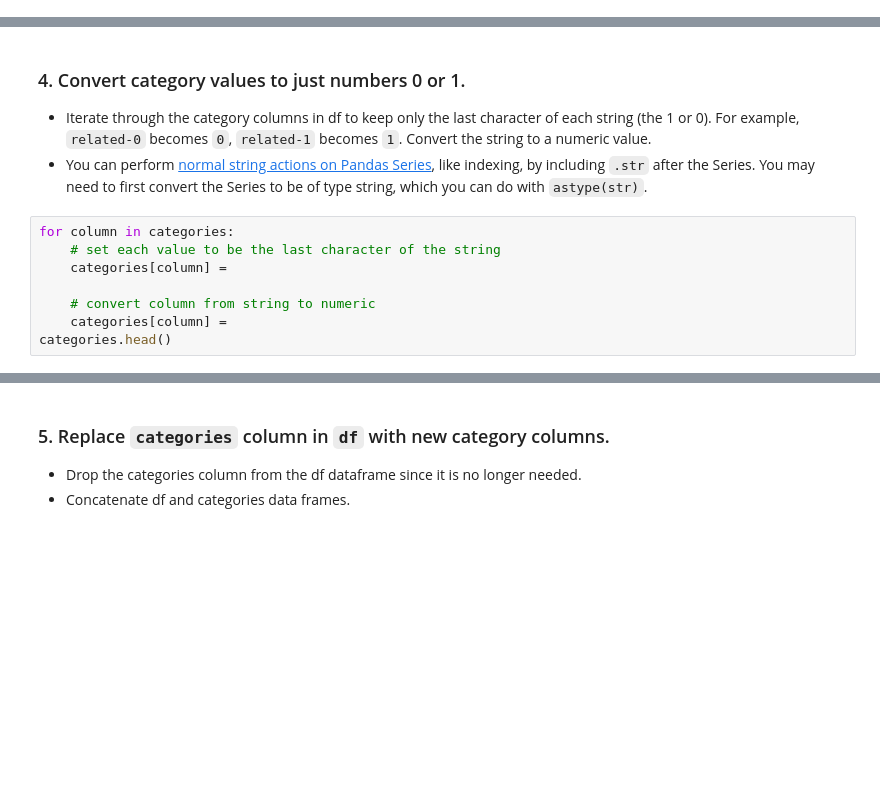
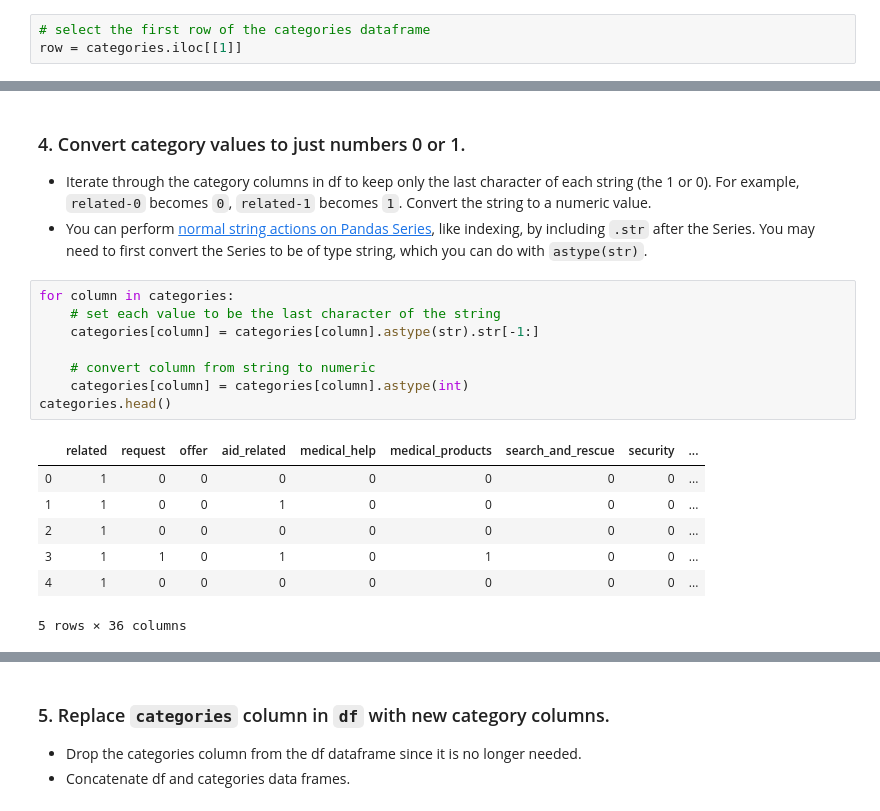
Before and after one commit to sousablde/Disaster-Response-Pipeline, a Jupyter notebook: ETL Pipeline Prep.ipynb, the cells around one changed output, grey strips where cells are left out. Saved outputs shown, nothing was run; the diff lists cells and outputs as text; blank space fills up the shorter version.

```diff
--- a/ETL Pipeline Prep.ipynb
+++ b/ETL Pipeline Prep.ipynb
@@ -33 +67,4 @@ categories.head()
+# %%
+# select the first row of the categories dataframe
+row = categories.iloc[[1]]
 # %%
@@ -50,8 +94,16 @@ categories.head()
 # %%
 for column in categories:
     # set each value to be the last character of the string
-    categories[column] =
+    categories[column] = categories[column].astype(str).str[-1:]
 
     # convert column from string to numeric
-    categories[column] =
+    categories[column] = categories[column].astype(int)
 categories.head()
+# %% [output]
+|  | related | request | offer | aid_related | medical_help | medical_products | search_and_rescue | security | ... |
+| 0 | 1 | 0 | 0 | 0 | 0 | 0 | 0 | 0 | ... |
+| 1 | 1 | 0 | 0 | 1 | 0 | 0 | 0 | 0 | ... |
+| 2 | 1 | 0 | 0 | 0 | 0 | 0 | 0 | 0 | ... |
+| 3 | 1 | 1 | 0 | 1 | 0 | 1 | 0 | 0 | ... |
+| 4 | 1 | 0 | 0 | 0 | 0 | 0 | 0 | 0 | ... |
+5 rows × 36 columns
```
Also changed, not shown: parts of 27 cells of this notebook, 6 other files.
